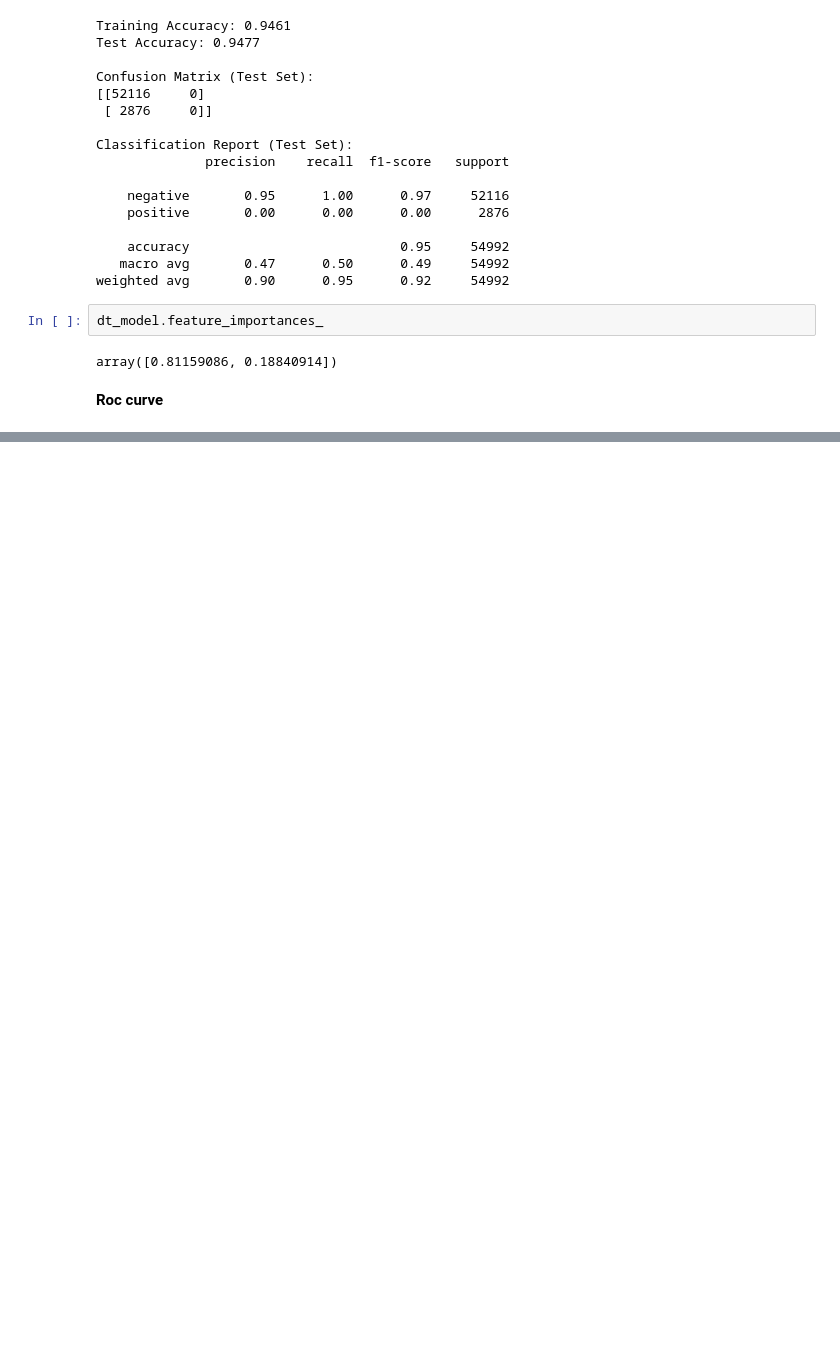
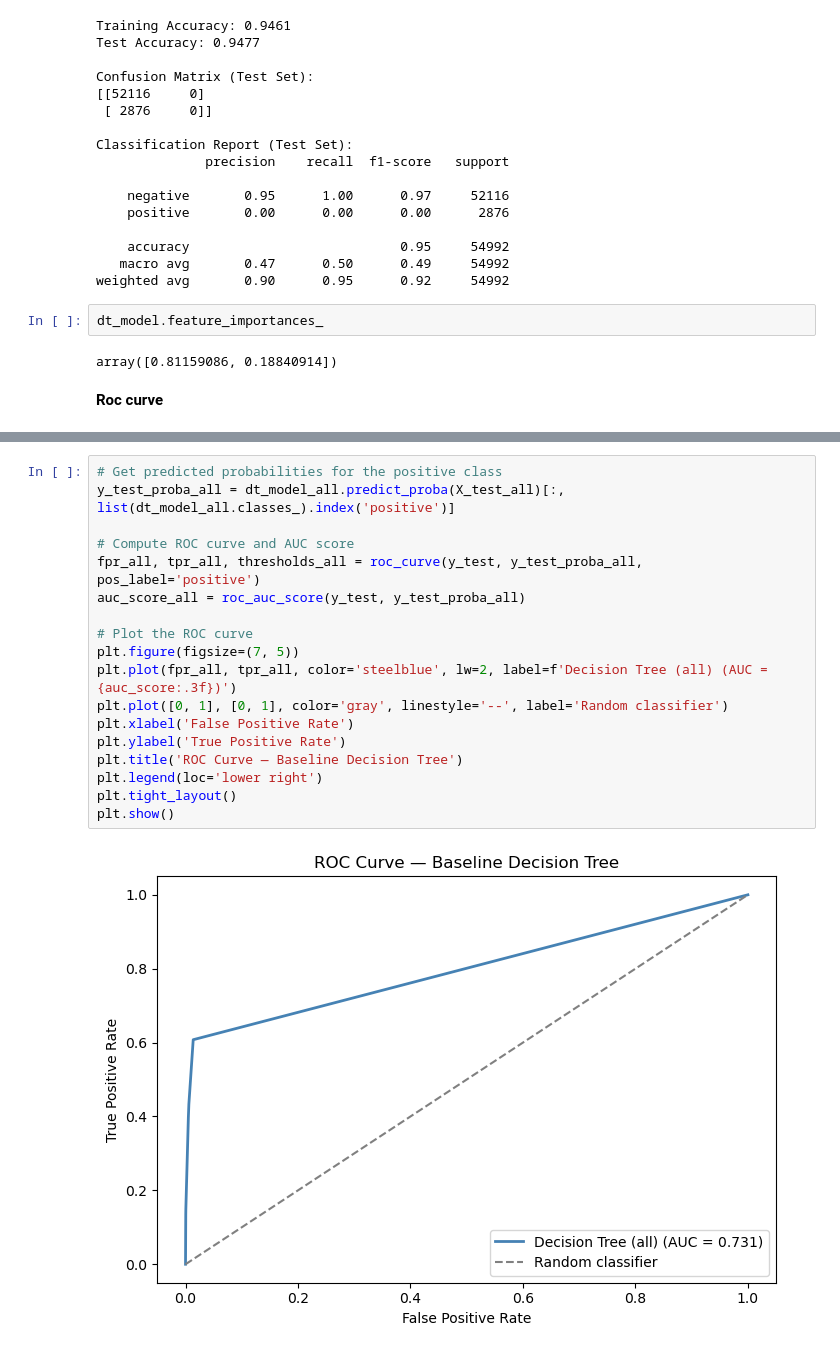
Before and after one commit to maxwhitemet/cambridge_spark_hackathon, a Jupyter notebook: john-notebook.ipynb, the cells around one changed output, grey strips where cells are left out. Cells and saved outputs as stored; diff of their text form; blank space fills up the shorter version.

```diff
--- a/john-notebook.ipynb
+++ b/john-notebook.ipynb
@@ -96,0 +167,20 @@ KeyError: 'key of type tuple not found and not a MultiIndex'
+# %%
+# Get predicted probabilities for the positive class
+y_test_proba_all = dt_model_all.predict_proba(X_test_all)[:, list(dt_model_all.classes_).index('positive')]
+
+# Compute ROC curve and AUC score
+fpr_all, tpr_all, thresholds_all = roc_curve(y_test, y_test_proba_all, pos_label='positive')
+auc_score_all = roc_auc_score(y_test, y_test_proba_all)
+
+# Plot the ROC curve
+plt.figure(figsize=(7, 5))
+plt.plot(fpr_all, tpr_all, color='steelblue', lw=2, label=f'Decision Tree (all) (AUC = {auc_score:.3f})')
+plt.plot([0, 1], [0, 1], color='gray', linestyle='--', label='Random classifier')
+plt.xlabel('False Positive Rate')
+plt.ylabel('True Positive Rate')
+plt.title('ROC Curve — Baseline Decision Tree')
+plt.legend(loc='lower right')
+plt.tight_layout()
+plt.show()
+# %% [output]
+[figure, added]
```
Also changed, not shown: parts of 8 cells of this notebook.
